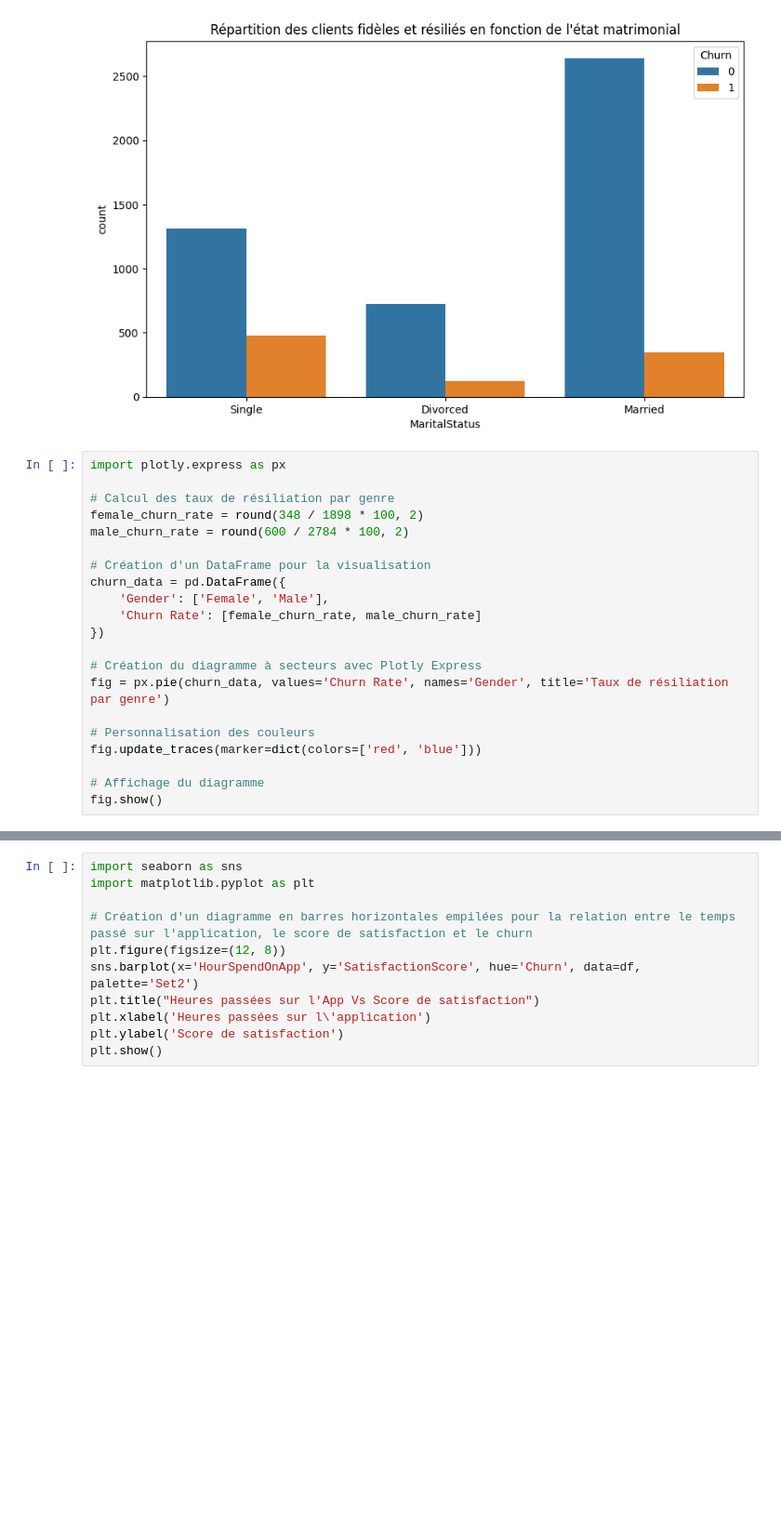
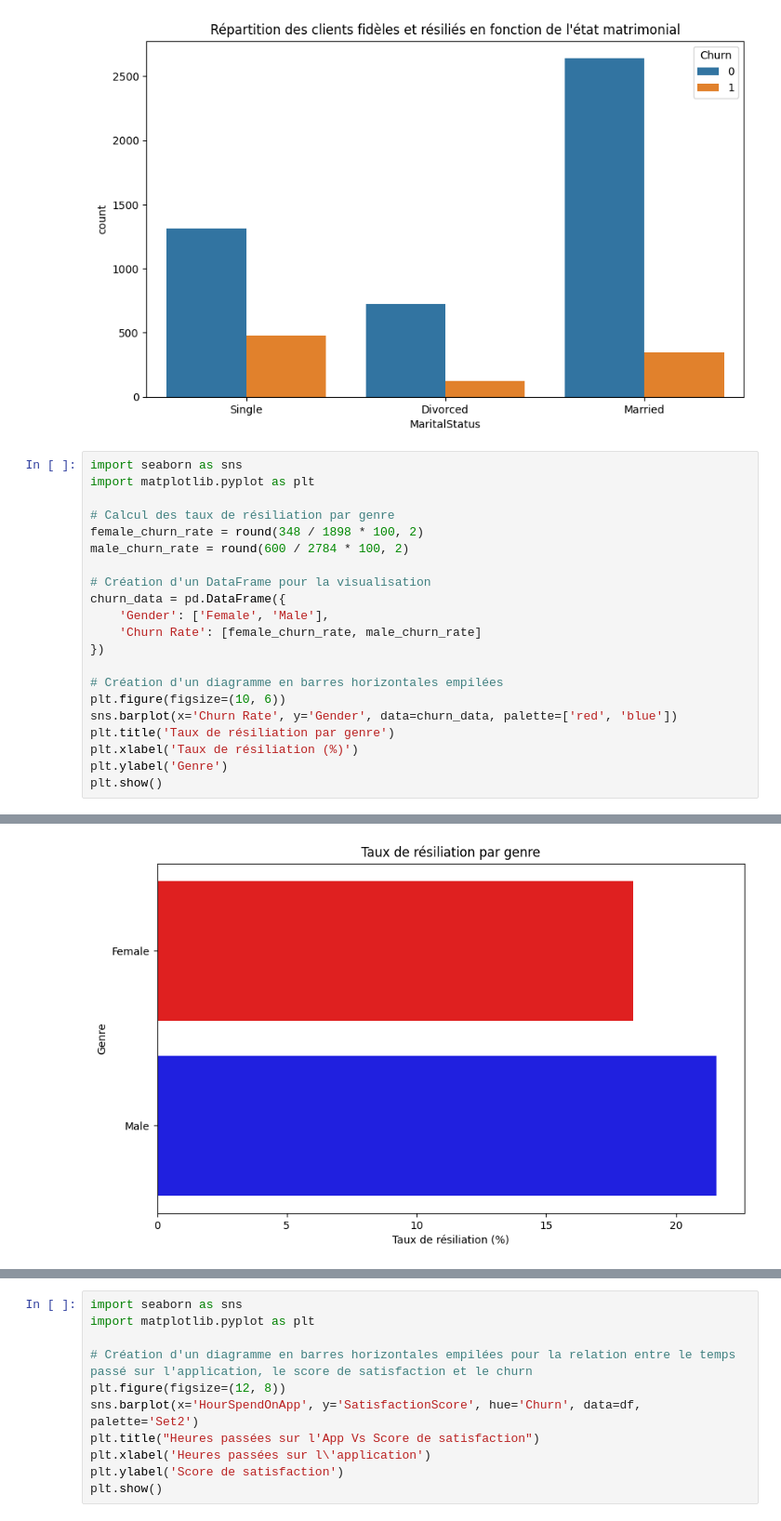
Before and after one commit to k-chanez/Churn-prediction, a Jupyter notebook: Projetcloud1ipynb.ipynb, the cells around one changed output, grey strips where cells are left out. Shown: that part at 93% size. Cells and saved outputs as stored; diff of their text form; blank space fills up the shorter version.

```diff
--- a/Projetcloud1ipynb.ipynb
+++ b/Projetcloud1ipynb.ipynb
@@ -164,7 +164,8 @@ plt.show()
 # %% [output]
 [figure]
 # %%
-import plotly.express as px
+import seaborn as sns
+import matplotlib.pyplot as plt
 
 # Calcul des taux de résiliation par genre
 female_churn_rate = round(348 / 1898 * 100, 2)
@@ -176,12 +177,11 @@ churn_data = pd.DataFrame({
     'Churn Rate': [female_churn_rate, male_churn_rate]
 })
 
-# Création du diagramme à secteurs avec Plotly Express
-fig = px.pie(churn_data, values='Churn Rate', names='Gender', title='Taux de résiliation par genre')
-
-# Personnalisation des couleurs
-fig.update_traces(marker=dict(colors=['red', 'blue']))
-
-# Affichage du diagramme
-fig.show()
+# Création d'un diagramme en barres horizontales empilées
+plt.figure(figsize=(10, 6))
+sns.barplot(x='Churn Rate', y='Gender', data=churn_data, palette=['red', 'blue'])
+plt.title('Taux de résiliation par genre')
+plt.xlabel('Taux de résiliation (%)')
+plt.ylabel('Genre')
+plt.show()
 # %% [output]
@@ -188,0 +188 @@ fig.show()
+[figure, added]
```
Also changed, not shown: parts of 4 cells of this notebook.
